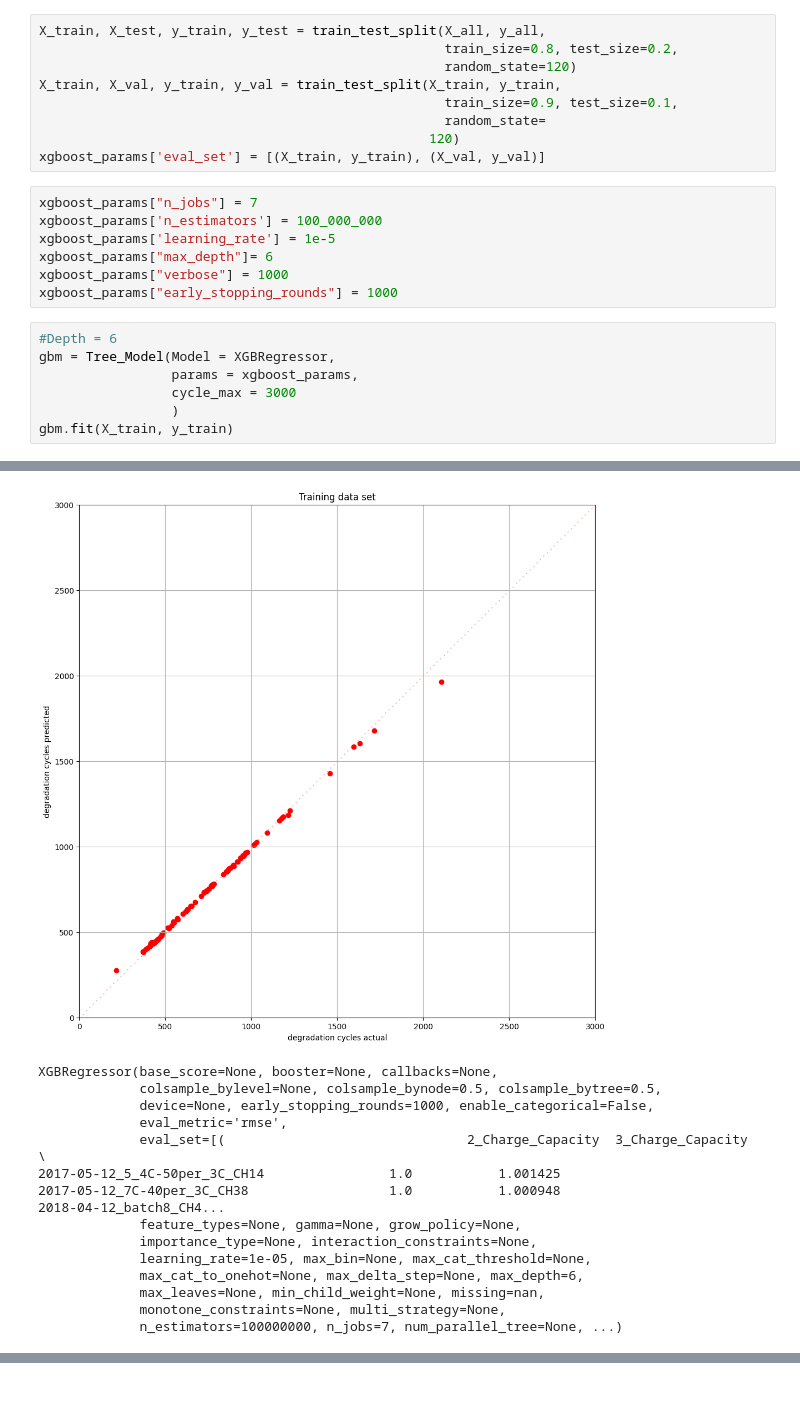
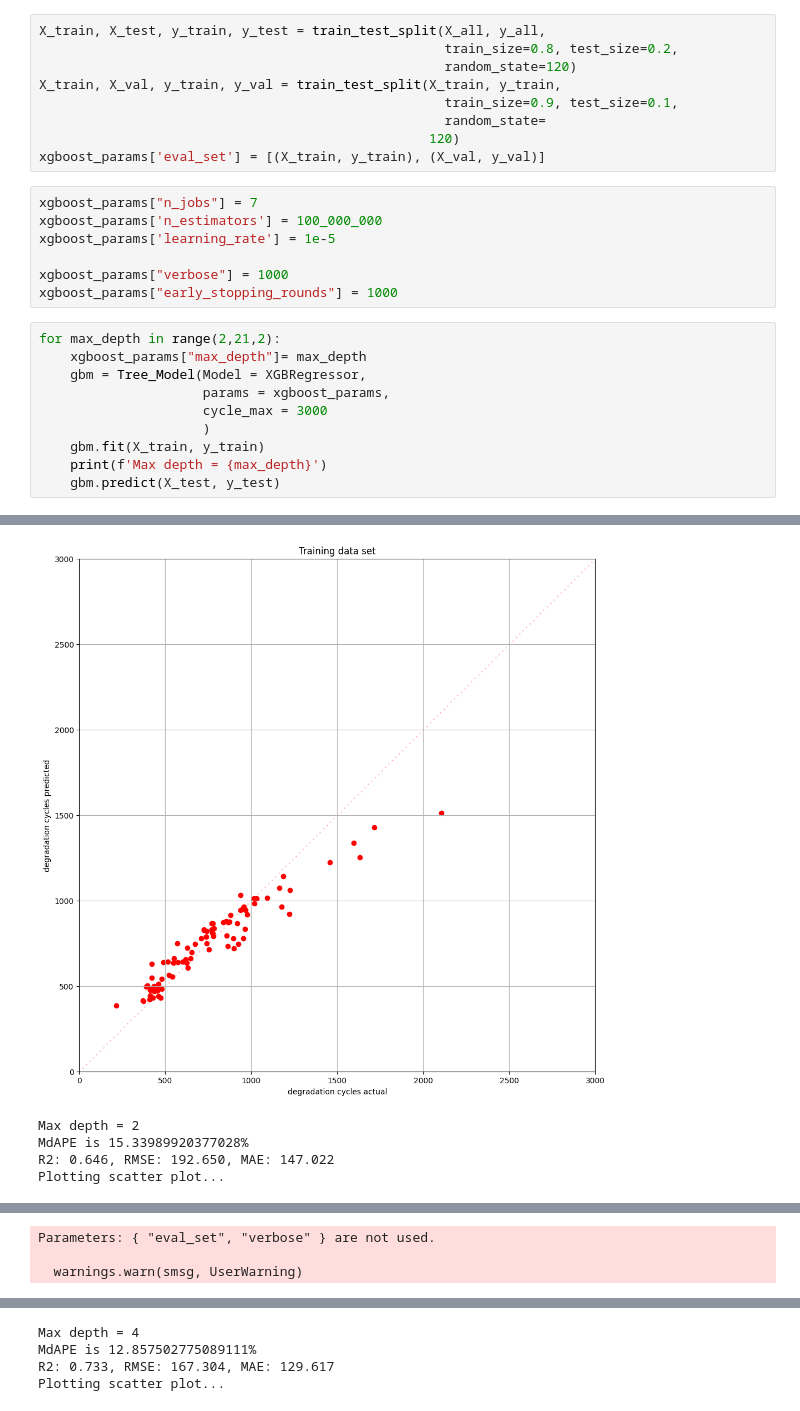
Before and after one commit to williamtong/battery_lifetime, a Jupyter notebook: notebooks/battery_degradation_ML_GBM_FFT.ipynb, the cells around one changed output, grey strips where cells are left out. Cells and saved outputs as stored; diff of their text form.

```diff
--- a/notebooks/battery_degradation_ML_GBM_FFT.ipynb
+++ b/notebooks/battery_degradation_ML_GBM_FFT.ipynb
@@ -87,14 +86,17 @@ xgboost_params['eval_set'] = [(X_train, y_train), (X_val, y_val)]
 xgboost_params["n_jobs"] = 7
 xgboost_params['n_estimators'] = 100_000_000
 xgboost_params['learning_rate'] = 1e-5
-xgboost_params["max_depth"]= 6
+
 xgboost_params["verbose"] = 1000
 xgboost_params["early_stopping_rounds"] = 1000
 # %%
-#Depth = 6
-gbm = Tree_Model(Model = XGBRegressor,
-                 params = xgboost_params,
-                 cycle_max = 3000
-                 )
-gbm.fit(X_train, y_train)
+for max_depth in range(2,21,2):
+    xgboost_params["max_depth"]= max_depth
+    gbm = Tree_Model(Model = XGBRegressor,
+                     params = xgboost_params,
+                     cycle_max = 3000
+                     )
+    gbm.fit(X_train, y_train)
+    print(f'Max depth = {max_depth}')
+    gbm.predict(X_test, y_test)
 # %% [output]
@@ -128,16 +130,5 @@ Plotting scatter plot..
-[figure, old version]
+[figure, new version]
-XGBRegressor(base_score=None, booster=None, callbacks=None,
-             colsample_bylevel=None, colsample_bynode=0.5, colsample_bytree=0.5,
-             device=None, early_stopping_rounds=1000, enable_categorical=False,
-             eval_metric='rmse',
-             eval_set=[(                               2_Charge_Capacity  3_Charge_Capacity  \
-2017-05-12_5_4C-50per_3C_CH14                1.0           1.001425
-2017-05-12_7C-40per_3C_CH38                  1.0           1.000948
-2018-04-12_batch8_CH4...
-             feature_types=None, gamma=None, grow_policy=None,
-             importance_type=None, interaction_constraints=None,
-             learning_rate=1e-05, max_bin=None, max_cat_threshold=None,
-             max_cat_to_onehot=None, max_delta_step=None, max_depth=6,
-             max_leaves=None, min_child_weight=None, missing=nan,
-             monotone_constraints=None, multi_strategy=None,
-             n_estimators=100000000, n_jobs=7, num_parallel_tree=None, ...)
+Max depth = 2
+MdAPE is 15.33989920377028%
+R2: 0.646, RMSE: 192.650, MAE: 147.022
+Plotting scatter plot...
@@ -143,0 +143,3 @@ XGBRegressor(base_score=None, booster=None, callbacks=None,
+Parameters: { "eval_set", "verbose" } are not used.
+
+  warnings.warn(smsg, UserWarning)
@@ -143,0 +164,4 @@ XGBRegressor(base_score=None, booster=None, callbacks=None,
+Max depth = 4
+MdAPE is 12.857502775089111%
+R2: 0.733, RMSE: 167.304, MAE: 129.617
+Plotting scatter plot...
```
Also changed, not shown: parts of 32 cells of this notebook, 2 other files.
